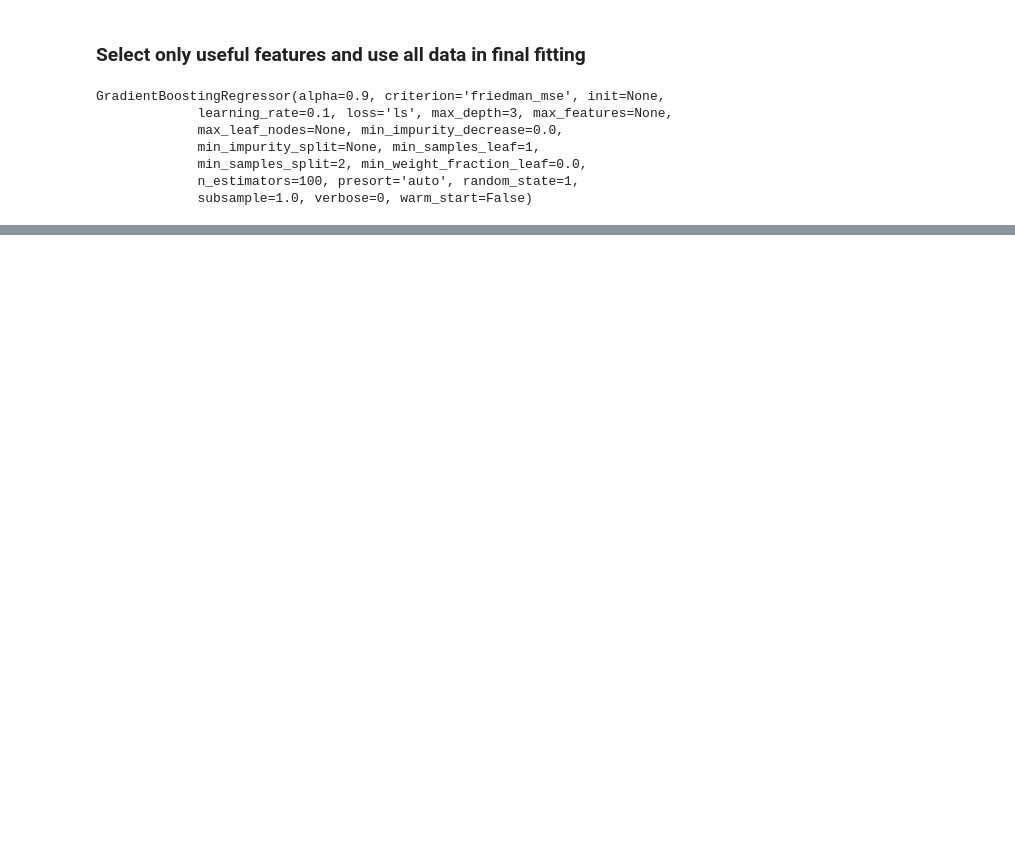
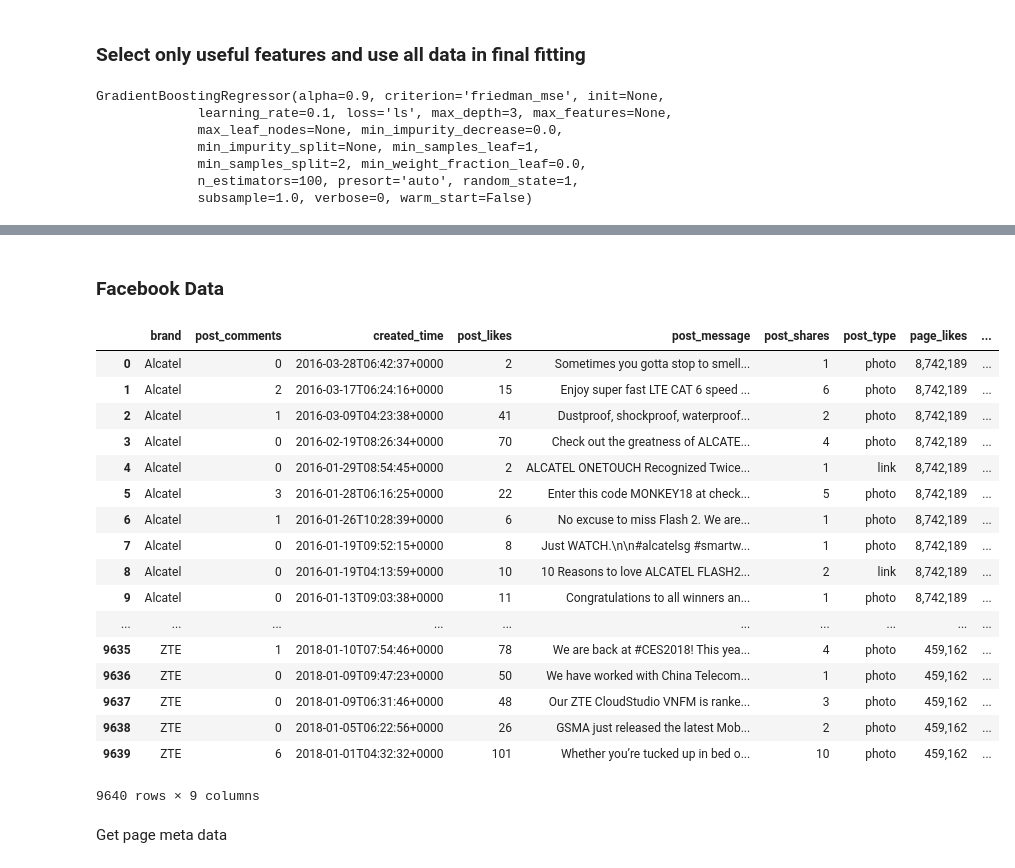
Before and after one commit to nykznykz/mining-web-data, a Jupyter notebook: project/prediction_of_likes.ipynb, the cells around one changed output, grey strips where cells are left out. Cells and saved outputs as stored; diff of their text form; code cells hidden in the pictures; blank space fills up the shorter version.

Commit message:
add facebook model

```diff
--- a/project/prediction_of_likes.ipynb
+++ b/project/prediction_of_likes.ipynb
@@ -276,0 +296,32 @@ mape: 15.765
+# %% [markdown]
+### Facebook Data
+# %%
+fb_df = pd.read_csv("fb_final.csv")
+# %%
+fb_df.page_followers = fb_df.page_followers.apply(lambda x: int(x.replace(",","")))
+# %%
+fb_df.page_likes = fb_df.page_likes.apply(lambda x: int(x.replace(",","")))
+# %%
+#only dropping 2 rows
+fb_df = fb_df[fb_df.post_likes != 0]
+# %%
+fb_df
+# %% [output]
+|  | brand | post_comments | created_time | post_likes | post_message | post_shares | post_type | page_likes | ... |
+| 0 | Alcatel | 0 | 2016-03-28T06:42:37+0000 | 2 | Sometimes you gotta stop to smell... | 1 | photo | 8,742,189 | ... |
+| 1 | Alcatel | 2 | 2016-03-17T06:24:16+0000 | 15 | Enjoy super fast LTE CAT 6 speed ... | 6 | photo | 8,742,189 | ... |
+| 2 | Alcatel | 1 | 2016-03-09T04:23:38+0000 | 41 | Dustproof, shockproof, waterproof... | 2 | photo | 8,742,189 | ... |
+| 3 | Alcatel | 0 | 2016-02-19T08:26:34+0000 | 70 | Check out the greatness of ALCATE... | 4 | photo | 8,742,189 | ... |
+| 4 | Alcatel | 0 | 2016-01-29T08:54:45+0000 | 2 | ALCATEL ONETOUCH Recognized Twice... | 1 | link | 8,742,189 | ... |
+| 5 | Alcatel | 3 | 2016-01-28T06:16:25+0000 | 22 | Enter this code MONKEY18 at check... | 5 | photo | 8,742,189 | ... |
+| 6 | Alcatel | 1 | 2016-01-26T10:28:39+0000 | 6 | No excuse to miss Flash 2. We are... | 1 | photo | 8,742,189 | ... |
+| 7 | Alcatel | 0 | 2016-01-19T09:52:15+0000 | 8 | Just WATCH.\n\n#alcatelsg #smartw... | 1 | photo | 8,742,189 | ... |
+| 8 | Alcatel | 0 | 2016-01-19T04:13:59+0000 | 10 | 10 Reasons to love ALCATEL FLASH2... | 2 | link | 8,742,189 | ... |
+| 9 | Alcatel | 0 | 2016-01-13T09:03:38+0000 | 11 | Congratulations to all winners an... | 1 | photo | 8,742,189 | ... |
+| ... | ... | ... | ... | ... | ... | ... | ... | ... | ... |
+| 9635 | ZTE | 1 | 2018-01-10T07:54:46+0000 | 78 | We are back at #CES2018! This yea... | 4 | photo | 459,162 | ... |
+| 9636 | ZTE | 0 | 2018-01-09T09:47:23+0000 | 50 | We have worked with China Telecom... | 1 | photo | 459,162 | ... |
+| 9637 | ZTE | 0 | 2018-01-09T06:31:46+0000 | 48 | Our ZTE CloudStudio VNFM is ranke... | 3 | photo | 459,162 | ... |
+| 9638 | ZTE | 0 | 2018-01-05T06:22:56+0000 | 26 | GSMA just released the latest Mob... | 2 | photo | 459,162 | ... |
+| 9639 | ZTE | 6 | 2018-01-01T04:32:32+0000 | 101 | Whether you’re tucked up in bed o... | 10 | photo | 459,162 | ... |
+9640 rows × 9 columns
@@ -276,0 +333,2 @@ mape: 15.765
+# %% [markdown]
+Get page meta data
```
Also changed, not shown: parts of 46 cells of this notebook, 3 other files.
